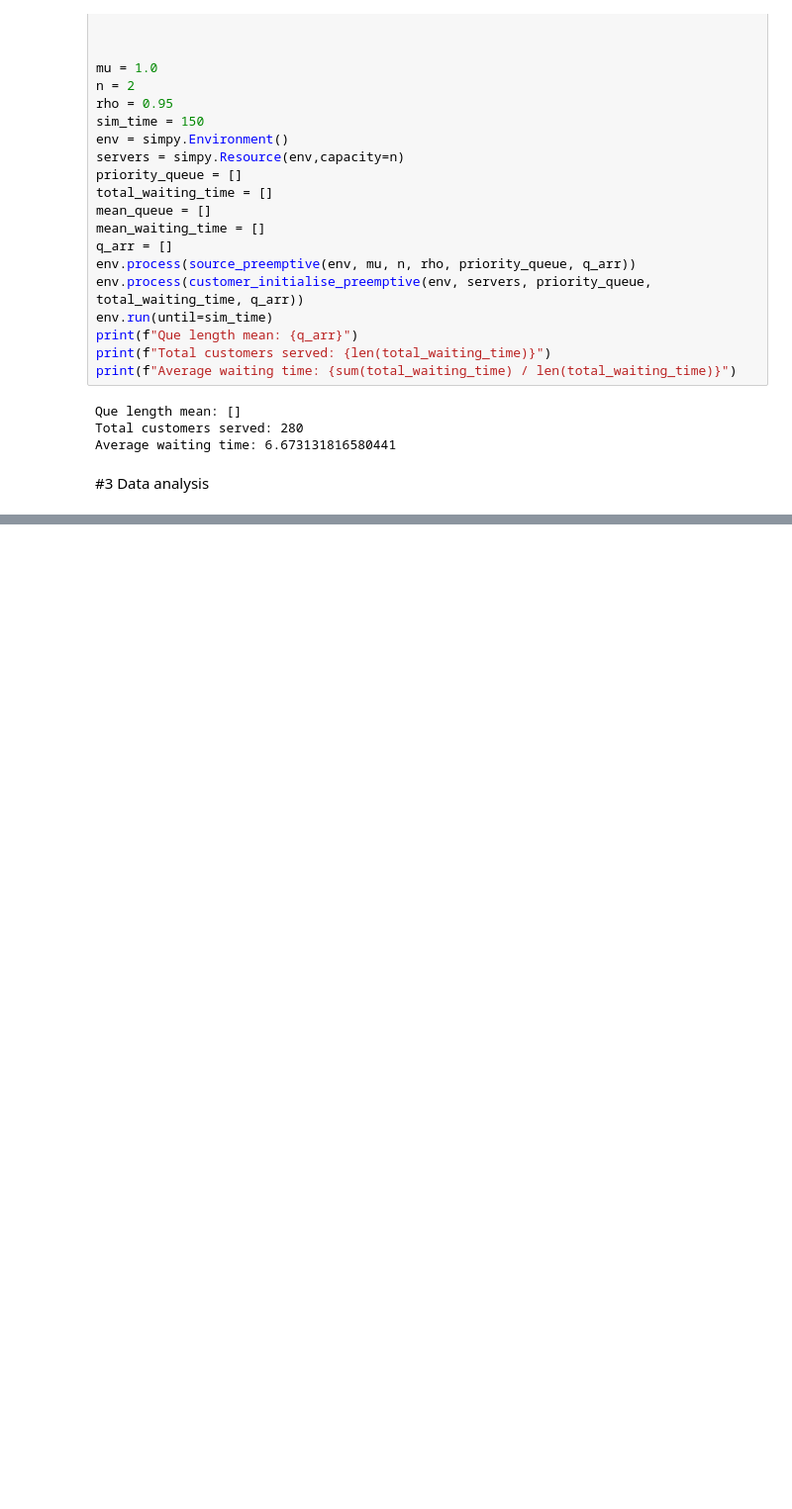
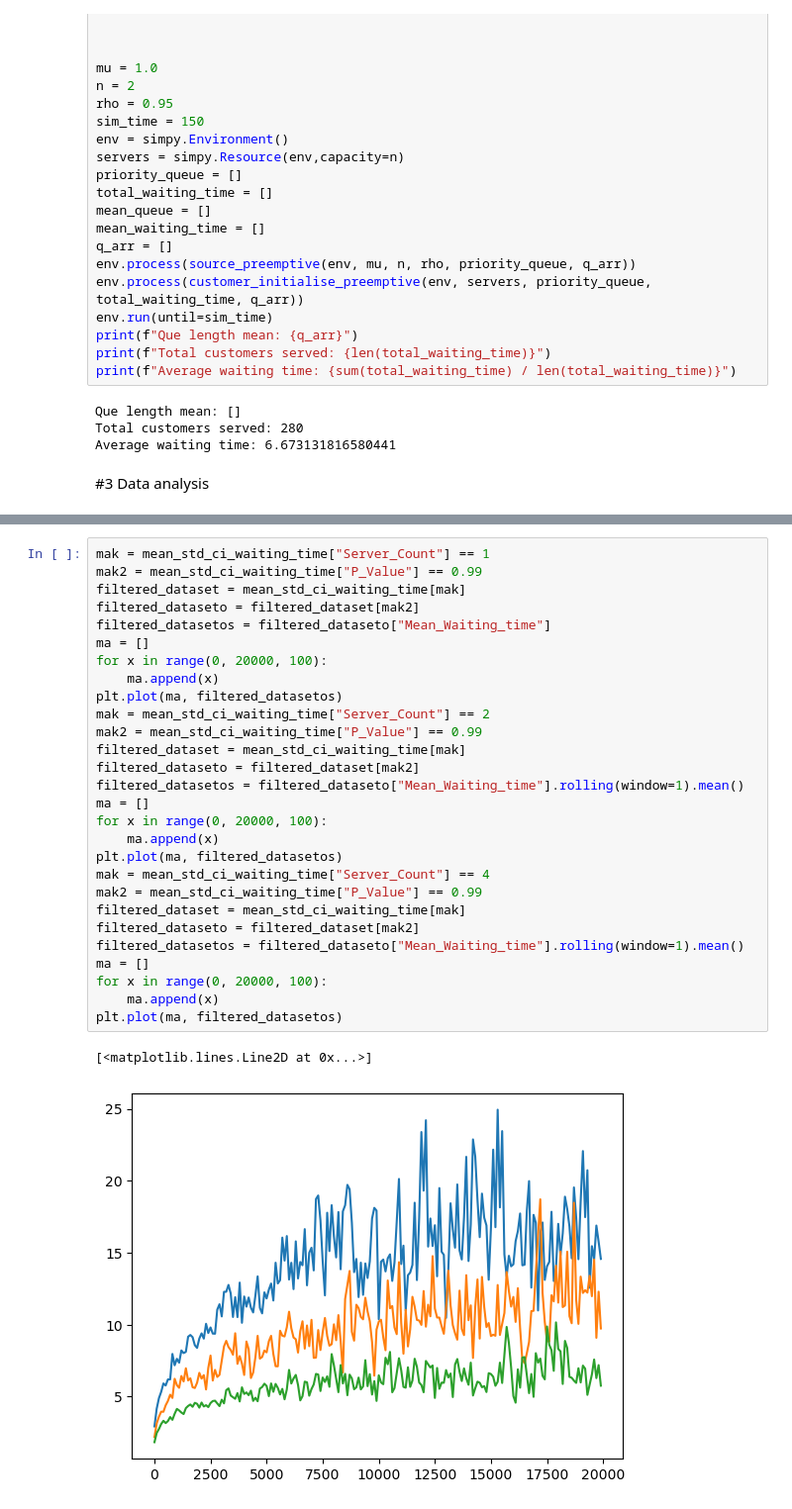
Before and after one commit to iliasoroka1/Discrete_Event_Simulation, a Jupyter notebook: Jacimovic_15278247_Malash_15179192_Soroka_2834023_Assignment_1.ipynb, the cells around one changed output, grey strips where cells are left out. Shown at 99% size. Saved outputs shown, nothing was run; the diff lists cells and outputs as text; blank space fills up the shorter version.

```diff
--- a/Jacimovic_15278247_Malash_15179192_Soroka_2834023_Assignment_1.ipynb
+++ b/Jacimovic_15278247_Malash_15179192_Soroka_2834023_Assignment_1.ipynb
@@ -434,3 +519,34 @@ ValueError: x and y must have same first dimension, but have shapes (20000,) and
+# %%
+mak = mean_std_ci_waiting_time["Server_Count"] == 1
+mak2 = mean_std_ci_waiting_time["P_Value"] == 0.99
+filtered_dataset = mean_std_ci_waiting_time[mak]
+filtered_dataseto = filtered_dataset[mak2]
+filtered_datasetos = filtered_dataseto["Mean_Waiting_time"]
+ma = []
+for x in range(0, 20000, 100):
+    ma.append(x)
+plt.plot(ma, filtered_datasetos)
+mak = mean_std_ci_waiting_time["Server_Count"] == 2
+mak2 = mean_std_ci_waiting_time["P_Value"] == 0.99
+filtered_dataset = mean_std_ci_waiting_time[mak]
+filtered_dataseto = filtered_dataset[mak2]
+filtered_datasetos = filtered_dataseto["Mean_Waiting_time"].rolling(window=1).mean()
+ma = []
+for x in range(0, 20000, 100):
+    ma.append(x)
+plt.plot(ma, filtered_datasetos)
+mak = mean_std_ci_waiting_time["Server_Count"] == 4
+mak2 = mean_std_ci_waiting_time["P_Value"] == 0.99
+filtered_dataset = mean_std_ci_waiting_time[mak]
+filtered_dataseto = filtered_dataset[mak2]
+filtered_datasetos = filtered_dataseto["Mean_Waiting_time"].rolling(window=1).mean()
+ma = []
+for x in range(0, 20000, 100):
+    ma.append(x)
+plt.plot(ma, filtered_datasetos)
+# %% [output]
+[<matplotlib.lines.Line2D at 0x...>]
+[figure, added]
 # %%
 mean_std_ci_queue_lengths
 # %% [output]
```
Also changed, not shown: parts of 12 cells of this notebook, 1 other file.
